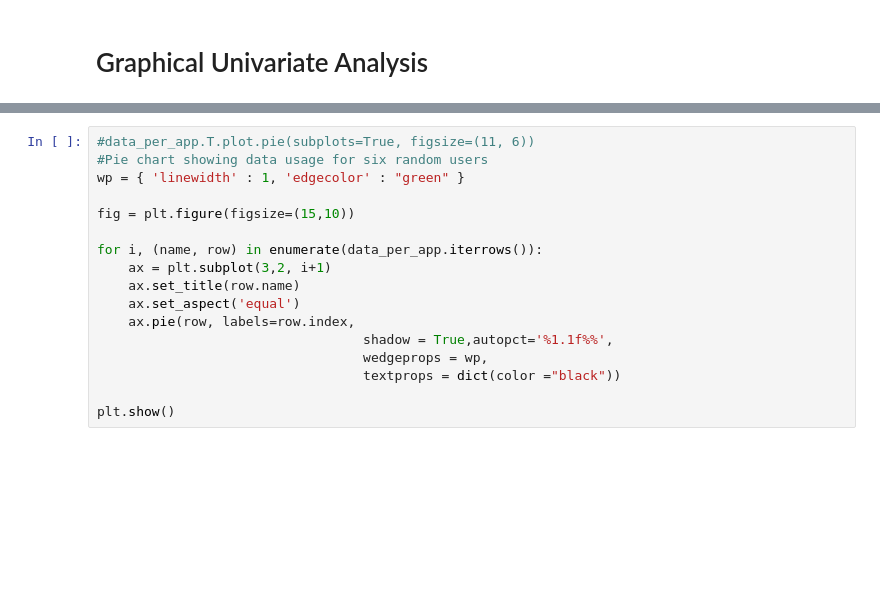
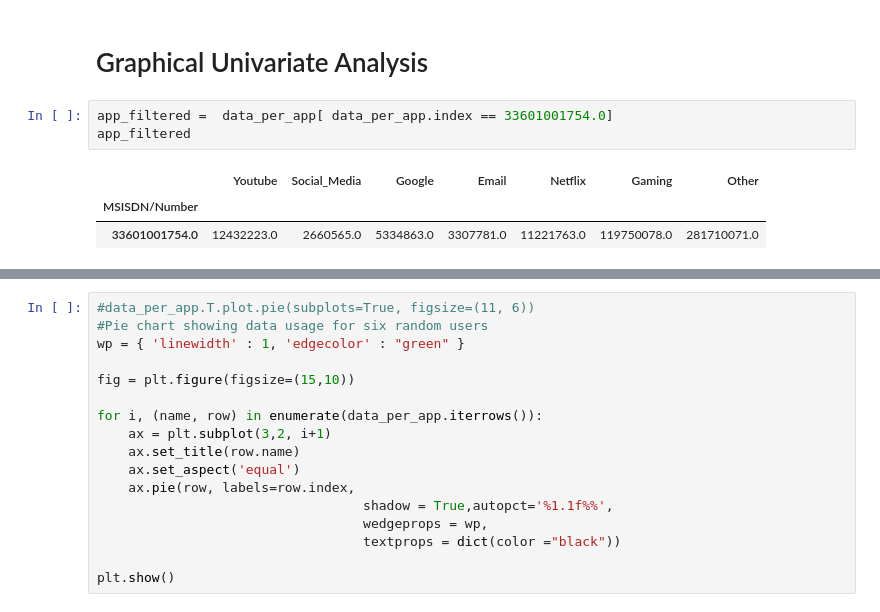
Before and after one commit to Kibika/Telecommunication-Business-Analytics, a Jupyter notebook: notebooks/Telco_EDA.ipynb, the cells around one changed output, grey strips where cells are left out. Cells and saved outputs as stored; diff of their text form; blank space fills up the shorter version.

```diff
--- a/notebooks/Telco_EDA.ipynb
+++ b/notebooks/Telco_EDA.ipynb
@@ -391,3 +401,10 @@ pd.DataFrame([["xDR_seesion_count",sessions_per_user["Bearer Id"].mean(),session
 #               columns=['variable','mean','min','max','2Q','1Q','3Q'])
 # %% [markdown]
 # Graphical Univariate Analysis
+# %%
+app_filtered =  data_per_app[ data_per_app.index == 33601001754.0]
+app_filtered
+# %% [output]
+|  | Youtube | Social_Media | Google | Email | Netflix | Gaming | Other |
+| MSISDN/Number |  |  |  |  |  |  |  |
+| 33601001754.0 | 12432223.0 | 2660565.0 | 5334863.0 | 3307781.0 | 11221763.0 | 119750078.0 | 281710071.0 |
```
Also changed, not shown: parts of 49 cells of this notebook, 44 other files.
